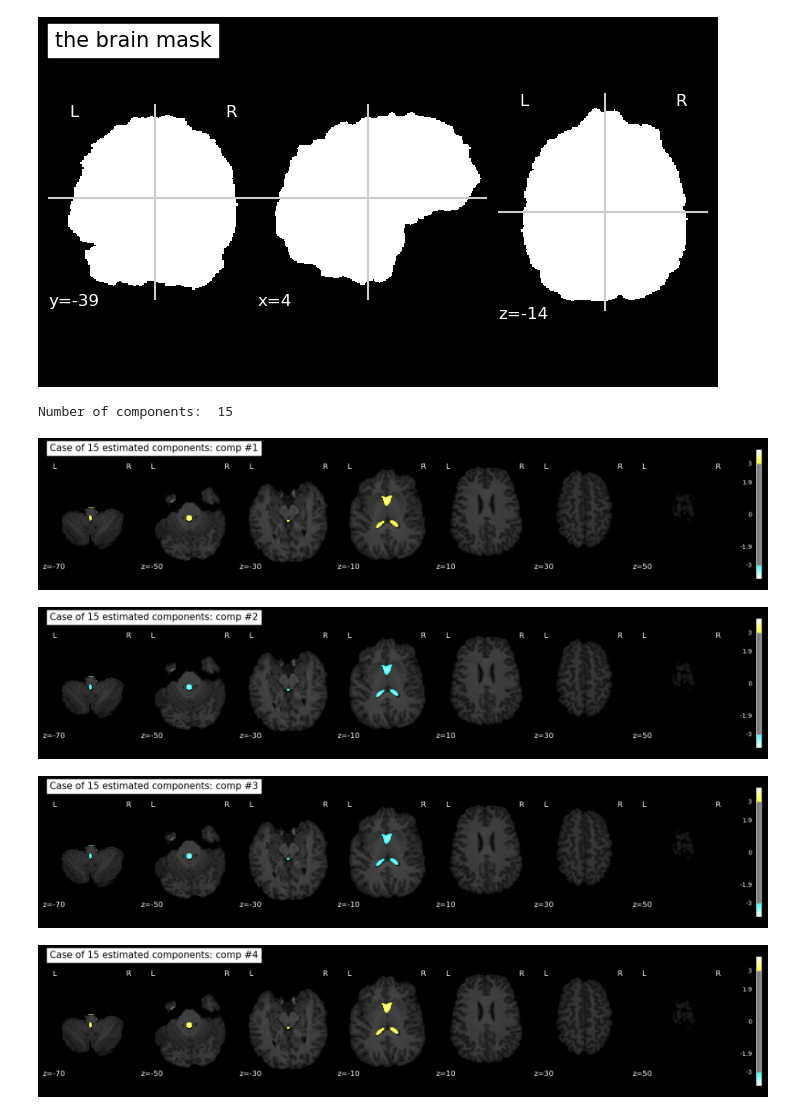
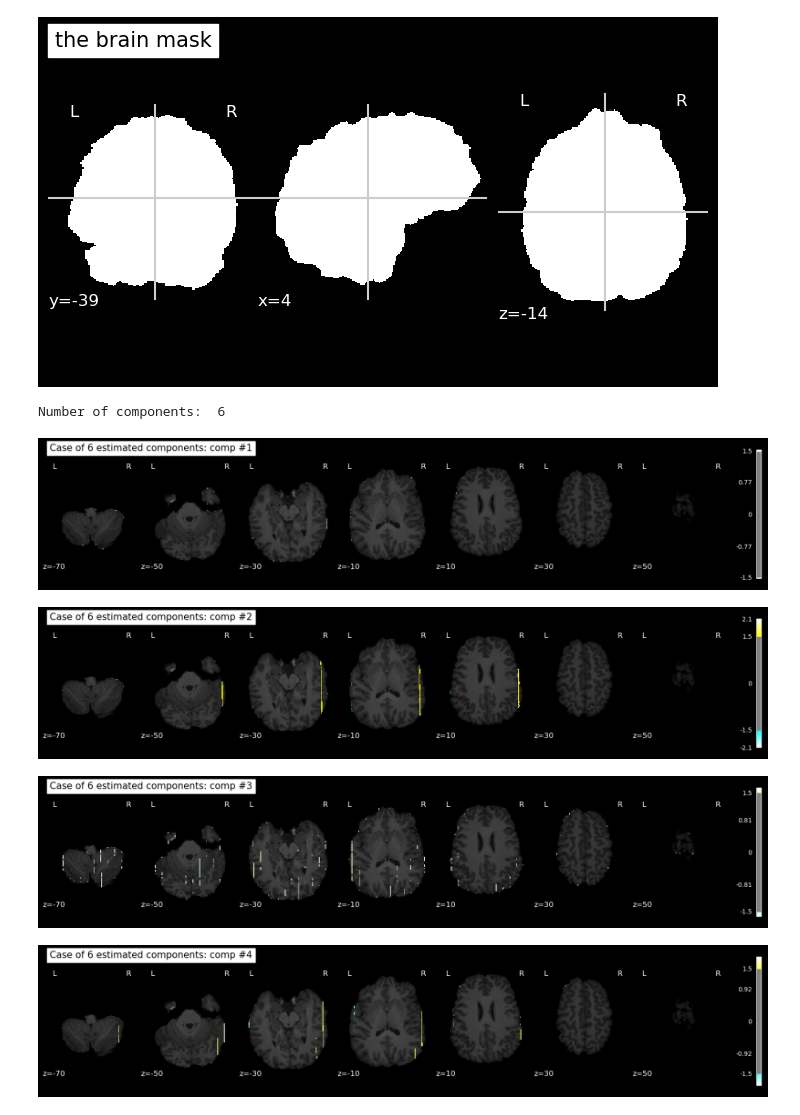
Before and after one commit to raph1258/NSSP, a Jupyter notebook: mini_project_4.3.ipynb, the cells around one changed output. Saved outputs shown, nothing was run; the diff lists cells and outputs as text; code cells hidden in the pictures.

```diff
--- a/mini_project_4.3.ipynb
+++ b/mini_project_4.3.ipynb
@@ -705,40 +721,15 @@ for contrast, weights in contrasts.items():
 from scipy.stats import zscore
 from sklearn.decomposition import FastICA, PCA
 
-fmri_img = op.join(preproc_root, 'sub-control01', 'func', 'sub-control01_task-music_concatenated_bold_moco.nii.gz_smoothed-{}mm.nii.gz'.format(smoothing_param))
 img = nib.load(fmri_img)
 img_data = img.get_fdata()
 
 affine = nib.load(fmri_img).affine
+
 x,y,z,t = img_data.shape
 
-N_vol=315
-N_subj=1 ## NOTE: You can increase or decrease the number of subjects
-N_tot=N_vol*N_subj
+X= img_data.reshape(315, 320000)
 
-#* Initialize X
-X = np.zeros((N_tot,x*y*z)) # total_timepoints(15subj*200timepoints) x voxel_num
-i = 0
-n_nii  = 0
-nb_subj_counted=0
-file = ('sub-control01_task-music_concatenated_bold_moco.nii.gz_smoothed-{}mm.nii.gz'.format(smoothing_param))
-for root, dirs, files in sorted(os.walk(op.join(preproc_root, 'sub-control01', 'func'))):
-    if len(files)!= 0:
-        nb_subj_counted+=1
-        if nb_subj_counted > N_subj:
-            break
-        print(f"Loading subject {nb_subj_counted}")
-    for j in range(315):
-
-
-
-
-
-
-        X[n_nii,:] = (nib.load(root+'/'+file).get_fdata()[:,:,:,n_nii]).flatten()
-        n_nii+=1
-
-print(X)
 
 X = zscore(X,axis=1) # across subjects
 X = np.nan_to_num(X,0) # nan to 0s
@@ -753,7 +757,7 @@ S_dict = {}
 
 # assign the variable nb_components to be the list of components (try 3-5 values )
 
-nb_components =  [15,]#20, 60 ...]
+nb_components =  [6,]#20, 60 ...]
 
 ## NOTE that 60 components can be computational costly
 
@@ -771,7 +775,7 @@ for n in nb_components:
     # Reminder: Fast ICA model S = X W
     print("Running FastICA with n = %d components" %n)
 
-    ica = FastICA(n_components=n, random_state=1, max_iter=1000)
+    ica = FastICA(n_components=n, random_state=1, max_iter=10000)
     S_ = ica.fit_transform(H)  # Get the estimated sources (S)
 
     print(S_.shape)
@@ -810,21 +814,21 @@ plot_stat_map(mask_img, bg_img =T1w_img, black_bg=True, title='the brain mask',
 # %%
 for n in nb_components:
     print('Number of components: ',n)
     S_ = S_dict[n].copy()
     for idx, s in enumerate(S_.T[:min(4, S_.T.shape[0]),:]): # plot min(4, #comp_estimated) components , change 10 with 4 to plot less
         s_img = nib.Nifti1Image(np.reshape(s, (x,y,z)), affine)
         data = masker.fit_transform(s_img)
         #data = masker.transform(s_img)
         masked_ = masker.inverse_transform(data) # mask the components
         plot_stat_map(masked_, display_mode="z", title='Case of {} estimated components: comp #{}'.format(n,idx+1),
-                      colorbar=True, black_bg=True, threshold=3*np.std(s), bg_img=T1w_img, cut_coords=[-70,-50,-30,-10,10,30,50])
+                      colorbar=True, black_bg=True, threshold=1.5*np.std(s), bg_img=T1w_img, cut_coords=[-70,-50,-30,-10,10,30,50])
                       #output_file=save_results + "ICA_components_{}_n_{}.png".format(idx,n)) # uncomment to save plot
         plt.show()
 # %% [output]
-Number of components:  15
+Number of components:  6
-[figure, old version]
+[figure, new version]
-[figure, old version]
+[figure, new version]
-[figure, old version]
+[figure, new version]
-[figure, old version]
+[figure, new version]
 # %%
 "finish"
```
Also changed, not shown: parts of 19 cells of this notebook.
